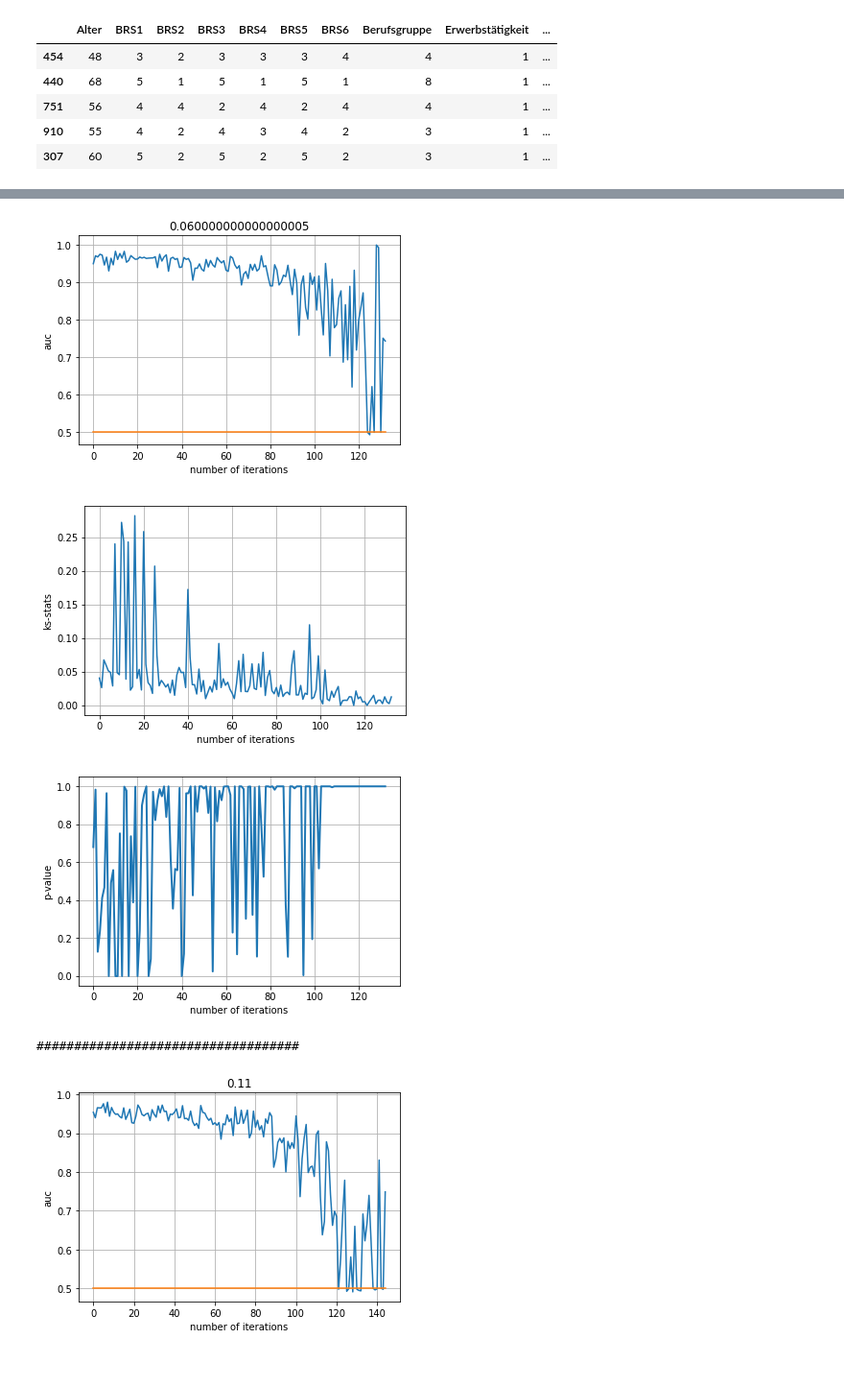
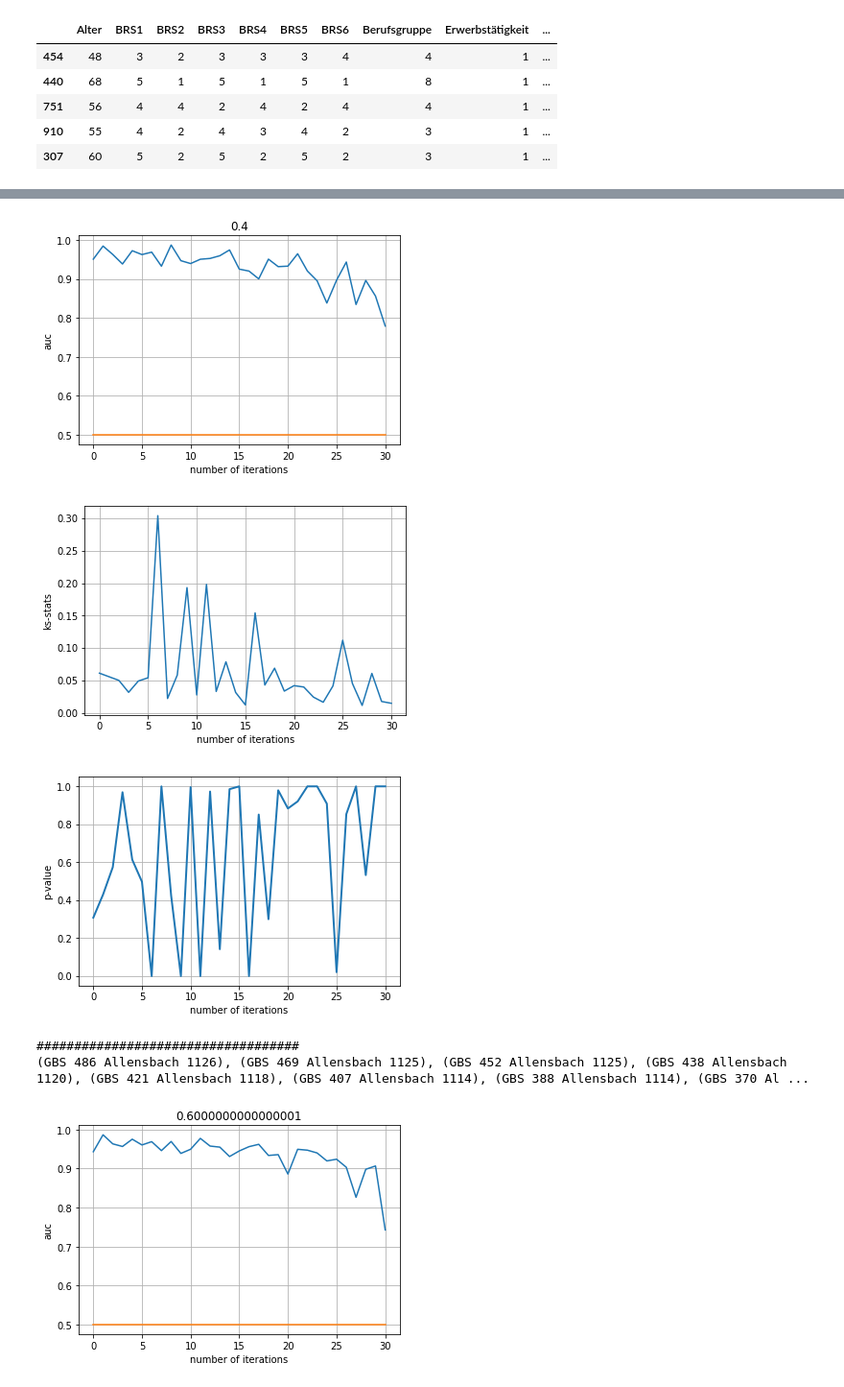
Before and after one commit to laksannathan/maximal-representative-sampling, a Jupyter notebook: src/_GBS_Allensbach.ipynb, the cells around one changed output, grey strips where cells are left out. Shown: that part at 96% size. Drawn from its saved outputs; the diff is of its cells as text; code cells hidden in the pictures.

Commit message:
Use actual Bootstrapping

```diff
--- a/src/_GBS_Allensbach.ipynb
+++ b/src/_GBS_Allensbach.ipynb
@@ -7,21 +7,13 @@ from scipy import stats
 from sklearn.tree import DecisionTreeClassifier
 from sklearn.ensemble import RandomForestClassifier
 
+from sklearn.model_selection import train_test_split
 from sklearn import metrics
 import pandas as pd
 import numpy as np
 np.seterr(divide = 'ignore')
 
 path = Path(os.getcwd()).parent
-
-
-def bootstrap(n):
-
-    bootstrap = n*[0]
-    for _ in range(n):
-        bootstrap[np.random.randint(n)] = 1
-
-    return bootstrap
 
 def sample(softmax, temperature):
 
@@ -293,7 +239,7 @@ drop = ['ASKU1', 'ASKU2', 'ASKU3']
 data.drop(columns=drop, axis=1, inplace=True)
 
 cols = list(data.columns)
-meta = ['label', 'Id', 'bootstrap']
+meta = ['label', 'Id']
 for m in meta:
     if m in cols:
         cols.remove(m)
@@ -309,37 +255,42 @@ data.head()
 # %%
 data_base = data.copy(deep=True)
 # %%
-for t in np.arange(0, 1, 0.05):
+data = data_base.copy(deep=True)
+
+for t in np.arange(0, 1, 0.2):
 
     print('###################################')
 
-    temperature = min(0.01 + t, 1)
-    max_drop = 5
-    limit = 100
+    temperature = min(0.2 + t, 1)
+    max_drop = 20
+    limit = 50
+    ensemble_size = 100
 
     score = []
 
-    while (len(data[data.label == 1]) > max_drop and
-           len(data[data.label == 0]) > max_drop and
-           len(data.label) > limit):
+    while (min(len(data[data.label == 1]), len(data[data.label == 0])) > limit and
+           len(data)>limit):
 
         nonrep = data[data.label == 1].copy(deep=True)
         rep = data[data.label == 0].copy(deep=True)
 
-        nonrep['bootstrap'] = bootstrap(len(nonrep.index))
-        rep['bootstrap'] = bootstrap(len(rep.index))
-
         data = pd.concat([nonrep, rep], sort=True)
 
-        train = data[data.bootstrap == 1].copy(deep=True)
-        test = data[data.bootstrap == 0].copy(deep=True)
+        train, test = train_test_split(data, test_size=0.3)
+        bootstrap = pd.DataFrame(train).sample(len(train), replace=True)
+        test = pd.DataFrame(test)
 
-        dt = DecisionTreeClassifier(max_depth=6)
+        preds = [0]*len(test)
+        for _ in range(ensemble_size):
 
-        dt.fit(train[cols], train.label)
-        preds = [p[1] for p in dt.predict_proba(test[cols])] # might be 0 or 1 here.
+            dt = DecisionTreeClassifier(max_depth=6)
+            dt.fit(bootstrap[cols], bootstrap.label)
 
-        #print(dt.feature_importances_)
+            prob = [p[1] for p in dt.predict_proba(test[cols])]
+            preds = [pre + pro for pre, pro in zip(preds, prob)]
+
+        preds = [f/ensemble_size for f in preds]
+
         score.append((test.label, preds))
 
         test['removed'] = remove(preds, max_drop, temperature)
@@ -348,9 +299,11 @@ for t in np.arange(0, 1, 0.05):
 
         data = pd.concat([train, test], sort=True)
 
-        #print(len(data.index), end=', ')
+        print('(GBS ' + str(len(data[data.label == 1])),
+              'Allensbach ' + str(len(data[data.label == 0]))+')',
+              end=', ')
+
     data = data_base.copy(deep=True)
-
     plots(score, temperature)
 # %% [output]
 ###################################
@@ -361,5 +316,6 @@ for t in np.arange(0, 1, 0.05):
-[figure, old version]
+[figure, new version]
-[figure, old version]
+[figure, new version]
-[figure, old version]
+[figure, new version]
 ###################################
+(GBS 486 Allensbach 1126), (GBS 469 Allensbach 1125), (GBS 452 Allensbach 1125), (GBS 438 Allensbach 1120), (GBS 421 Allensbach 1118), (GBS 407 Allensbach 1114), (GBS 388 Allensbach 1114), (GBS 370 Al ...
-[figure, old version]
+[figure, new version]
```
Also changed, not shown: parts of 3 cells of this notebook.
